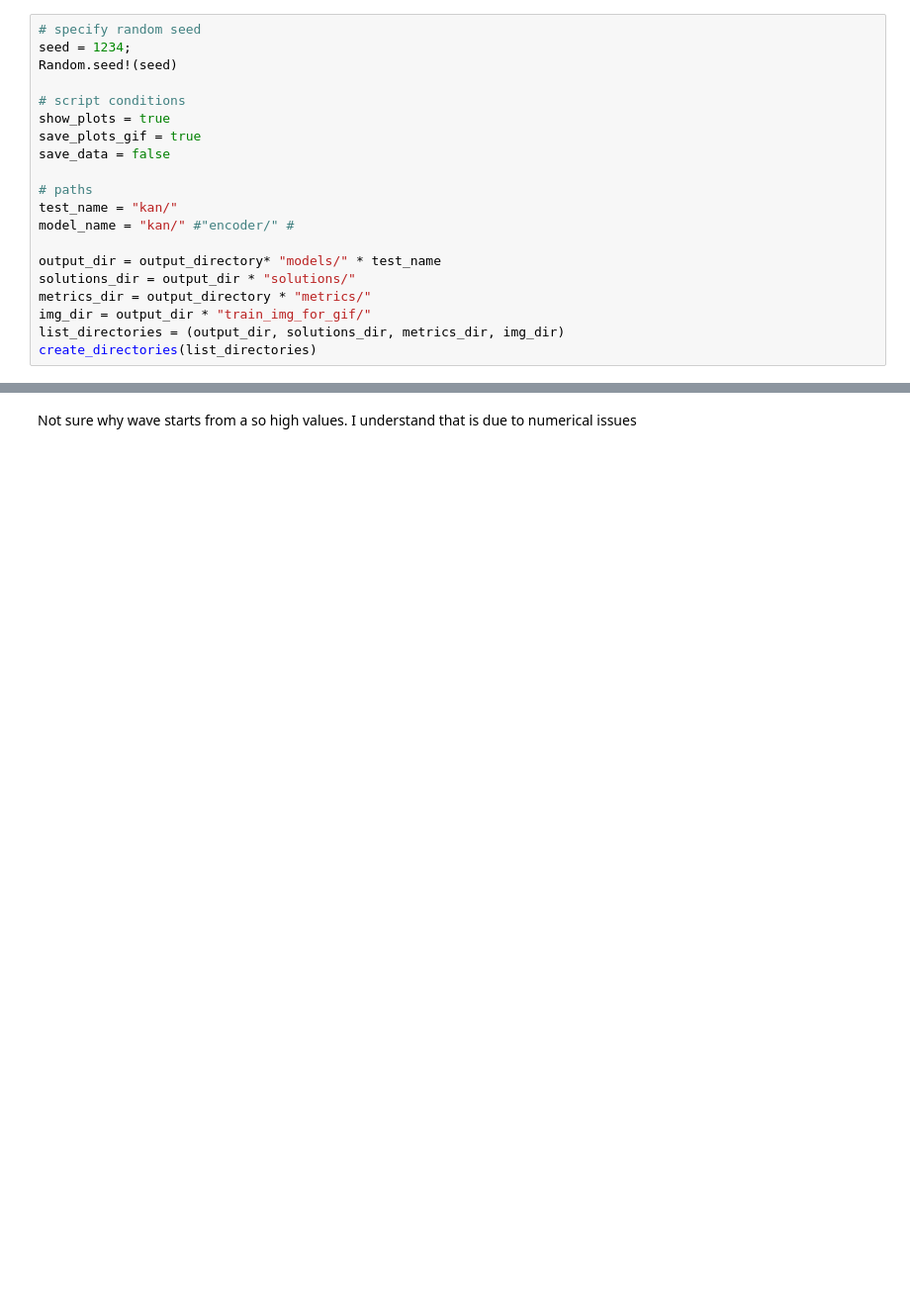
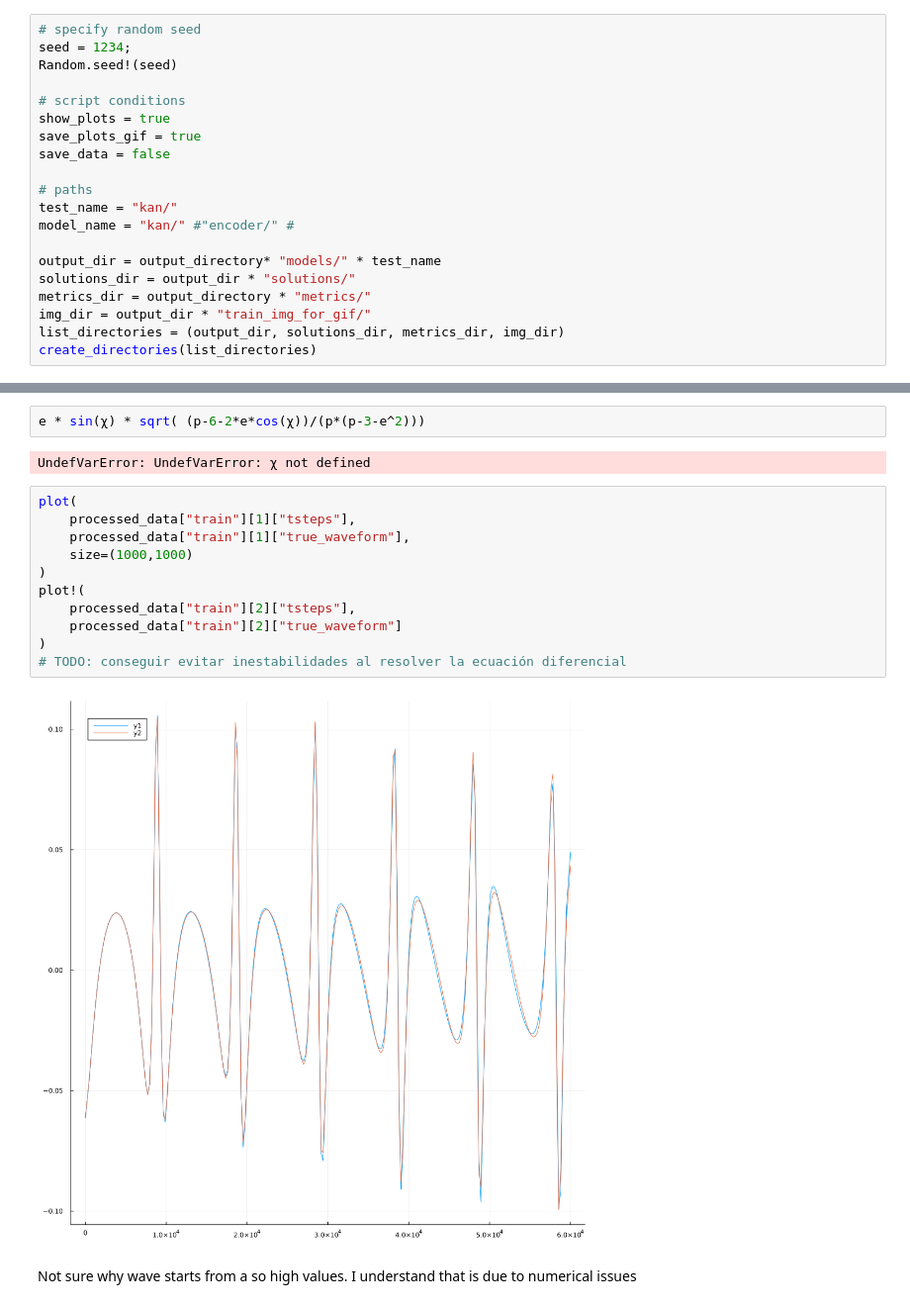
Before and after one commit to rubenbalbastre/pinn-gravitational-waves, a Jupyter notebook: src/processing/experiments/kerr/case_1/EMR_kerr_train_from_schwarzschild.ipynb, the cells around one changed output, grey strips where cells are left out. Shown at 99% size. Saved outputs shown, nothing was run; the diff lists cells and outputs as text; blank space fills up the shorter version.

```diff
--- a/src/processing/experiments/kerr/case_1/EMR_kerr_train_from_schwarzschild.ipynb
+++ b/src/processing/experiments/kerr/case_1/EMR_kerr_train_from_schwarzschild.ipynb
@@ -112,2 +124,19 @@ Creating train dataset
+# %%
+e * sin(χ) * sqrt( (p-6-2*e*cos(χ))/(p*(p-3-e^2)))
+# %% [output]
+UndefVarError: UndefVarError: χ not defined
+# %%
+plot(
+    processed_data["train"][1]["tsteps"],
+    processed_data["train"][1]["true_waveform"],
+    size=(1000,1000)
+)
+plot!(
+    processed_data["train"][2]["tsteps"],
+    processed_data["train"][2]["true_waveform"]
+)
+# TODO: conseguir evitar inestabilidades al resolver la ecuación diferencial
+# %% [output]
+[figure, added]
 # %% [markdown]
 Not sure why wave starts from a so high values. I understand that is due to numerical issues
```
Also changed, not shown: parts of 20 cells of this notebook.
